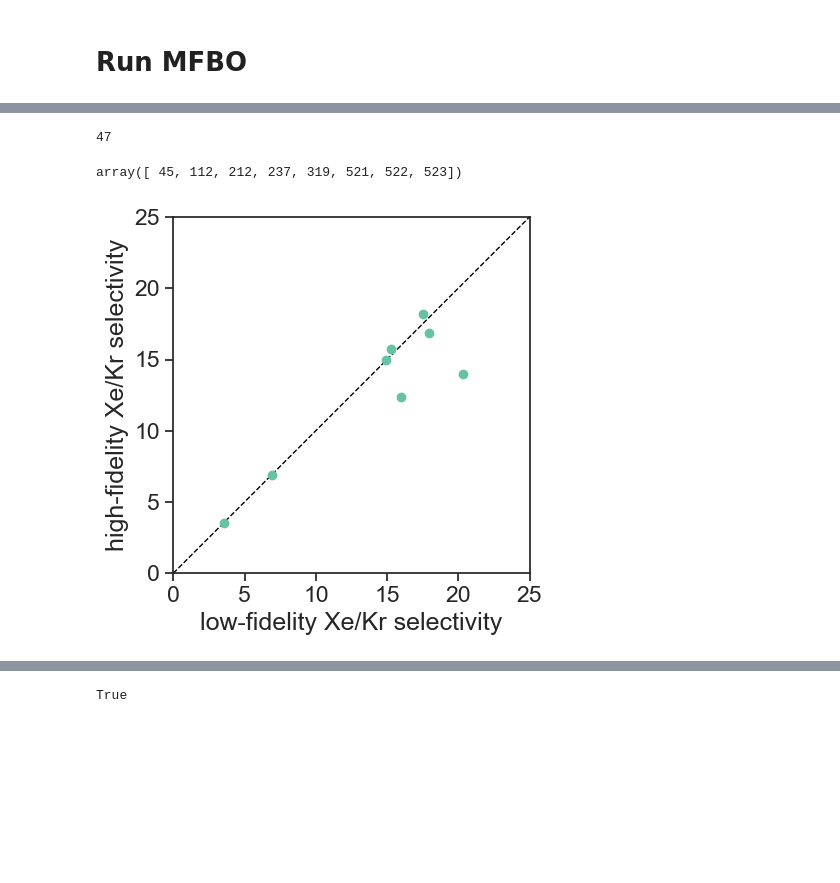
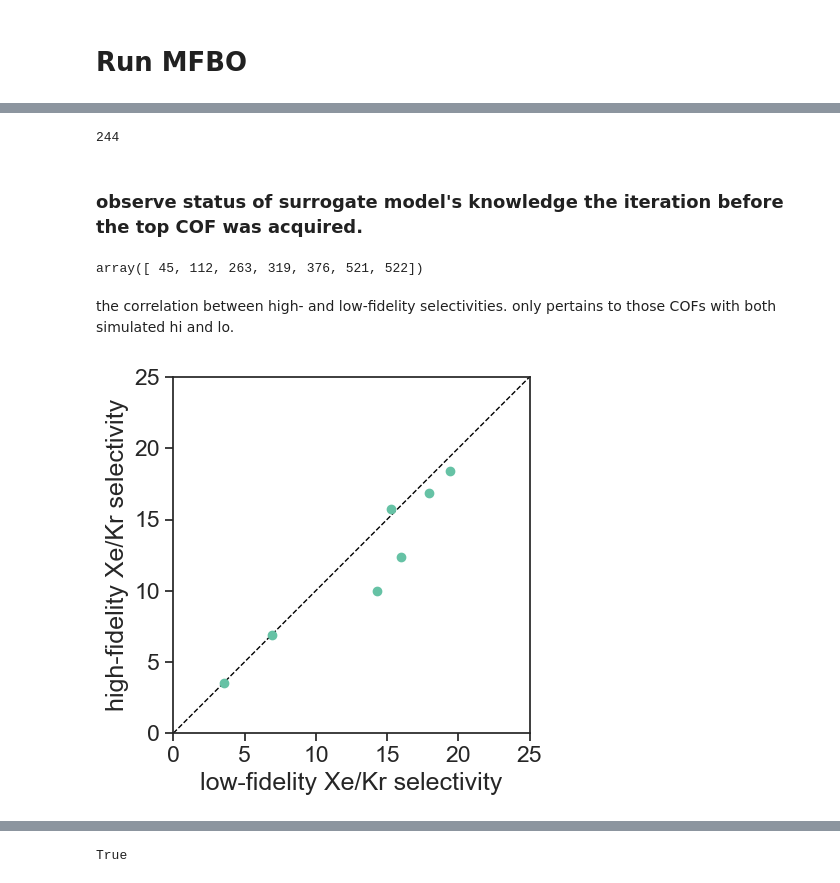
Before and after one commit to SimonEnsemble/multi-fidelity-BO-of-COFs-for-Xe-Kr-seps, a Jupyter notebook: run_BO/MultiFidelity_BO.ipynb, the cells around one changed output, grey strips where cells are left out. Saved outputs shown, nothing was run; the diff lists cells and outputs as text; code cells hidden in the pictures; blank space fills up the shorter version.

```diff
--- a/run_BO/MultiFidelity_BO.ipynb
+++ b/run_BO/MultiFidelity_BO.ipynb
@@ -409,8 +579,13 @@ def run_Bayesian_optimization(nb_iterations, initializing_COFs, verbose=False):
 ###
 #  construct initial inputs
 ###
-# discrete_fidelities = [0, 1] # set of discrete fidelities to select from
-discrete_fidelities = [1/3, 2/3] # set of discrete fidelities (in ascending order) to select from
+nb_COFs_initialization = 3   # at each fidelity, number of COFs to initialize with
+nb_iterations = 2 * nb_COFs  # BO budget, includes initializing COFs. this is actually max # iterations
 
-nb_COFs_initialization = 3   # at each fidelity, number of COFs to initialize with
-nb_iterations = 150          # BO budget, includes initializing COFs
+# if ablation_study_flag:
+#     print("ablation study: {}".format(ablation_study_flag))
+#     # the maximum possible number itterations = num_fidelities * nb_COFs
+#     # this would efectively constitute a low-fidelity exhaustive search
+#     # followed by a high-fidelity exhaustive search
+#     nb_iterations = 2 * nb_COFs
+#     print("max. number of iterations: {}".format(nb_iterations))
@@ -417,4 +594,4 @@ nb_iterations = 150          # BO budget, includes initializing COFs
 # %%
-ids_acquired = run_Bayesian_optimization(nb_iterations, init_cof_ids[0])
+acquired_set = run_Bayesian_optimization(nb_iterations, init_cof_ids[0], verbose=False)
 # %% [output]
 BO iteration:  6
@@ -437,42 +614,47 @@ tensor([[  0.3333, 270.0000]])
 # %%
 # unpack search results
-fids = [ids_acquired[i][0].item() for i in range(len(ids_acquired))]
-cof_ids = [int(ids_acquired[i][1].item()) for i in range(len(ids_acquired))]
+f_ids   = [acquired_set[i][0].item()      for i in range(len(acquired_set))]
+cof_ids = [int(acquired_set[i][1].item()) for i in range(len(acquired_set))]
 
 # which COF has the largest high-fidelity selectivity?
 cof_id_with_max_hi_fid_selectivity = np.argmax(y[1]).item()
 
 # iteration we found top COF
-n_iter_top_cof_found = np.where([cof_ids[i] == cof_id_with_max_hi_fid_selectivity and fids[i] > 0.5 for i in range(len(cof_ids))])[0].item()
+n_iter_top_cof_found = np.where([cof_ids[i] == cof_id_with_max_hi_fid_selectivity and f_ids[i] > 0.5 for i in range(len(cof_ids))])[0].item()
 n_iter_top_cof_found
 # %% [output]
-47
+244
-# %%
-# plot the selectivities of COFs acc to low vs high fid
-
-# which COFs are sampled at both fidelities?
-hi_fid_cofs = [cof_ids[i] for i in range(n_iter_top_cof_found) if fids[i] > 0.5]
-lo_fid_cofs = [cof_ids[i] for i in range(n_iter_top_cof_found) if fids[i] < 0.5]
-ids_cofs_hi_and_lo_fid = np.intersect1d(hi_fid_cofs, lo_fid_cofs)
-ids_cofs_hi_and_lo_fid
-# %% [output]
-array([ 45, 112, 212, 237, 319, 521, 522, 523])
+# %% [markdown]
+### observe status of surrogate model's knowledge the iteration before the top COF was acquired.
+# %%
+# find COFs that are simualted in with high- and low-fidelity.
+hi_fid_cofs = [cof_ids[i] for i in range(n_iter_top_cof_found) if f_ids[i] > 0.5]
+lo_fid_cofs = [cof_ids[i] for i in range(n_iter_top_cof_found) if f_ids[i] < 0.5]
+# find COFs simulated at both fidelities
+ids_cofs_hi_and_lo_fid = np.intersect1d(hi_fid_cofs, lo_fid_cofs)
+ids_cofs_hi_and_lo_fid
+# %% [output]
+array([ 45, 112, 263, 319, 376, 521, 522])
+# %% [markdown]
+the correlation between high- and low-fidelity selectivities. only pertains to those COFs with both simulated hi and lo.
 # %%
-# build selectivity array for plotting
+# build selectivity array for plotting,
 y_los = [y[0][c].item() for c in ids_cofs_hi_and_lo_fid]
 y_his = [y[1][c].item() for c in ids_cofs_hi_and_lo_fid]
 
 fig = plt.figure()
 plt.plot([0, 25], [0, 25], linestyle="--", color="k", linewidth=1)
 plt.scatter(y_los, y_his, zorder=10)
 ax = plt.gca()
 plt.xlim(0, 25)
 plt.ylim(0, 25)
 ax.set_aspect("equal", "box")
 plt.xlabel("low-fidelity Xe/Kr selectivity")
 plt.ylabel("high-fidelity Xe/Kr selectivity")
 plt.tight_layout()
-plt.savefig("../figs/lo_vs_hi_fid_selectivity.pdf", format='pdf')
+if save_figures:
+    plt.savefig("../figs/lo_vs_hi_fid_selectivity.pdf", format='pdf')
+plt.show()
 # %% [output]
-[figure, old version]
+[figure, new version]
 # %%
```
Also changed, not shown: parts of 58 cells of this notebook, 1 other file.
